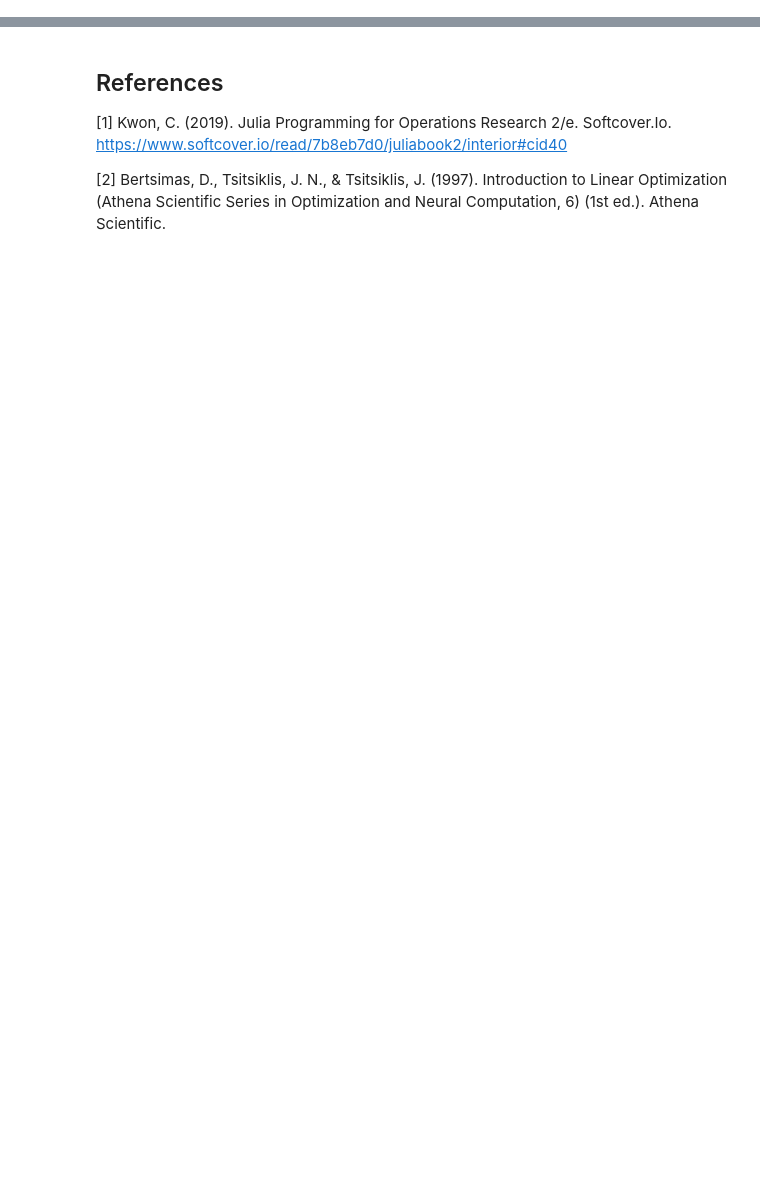
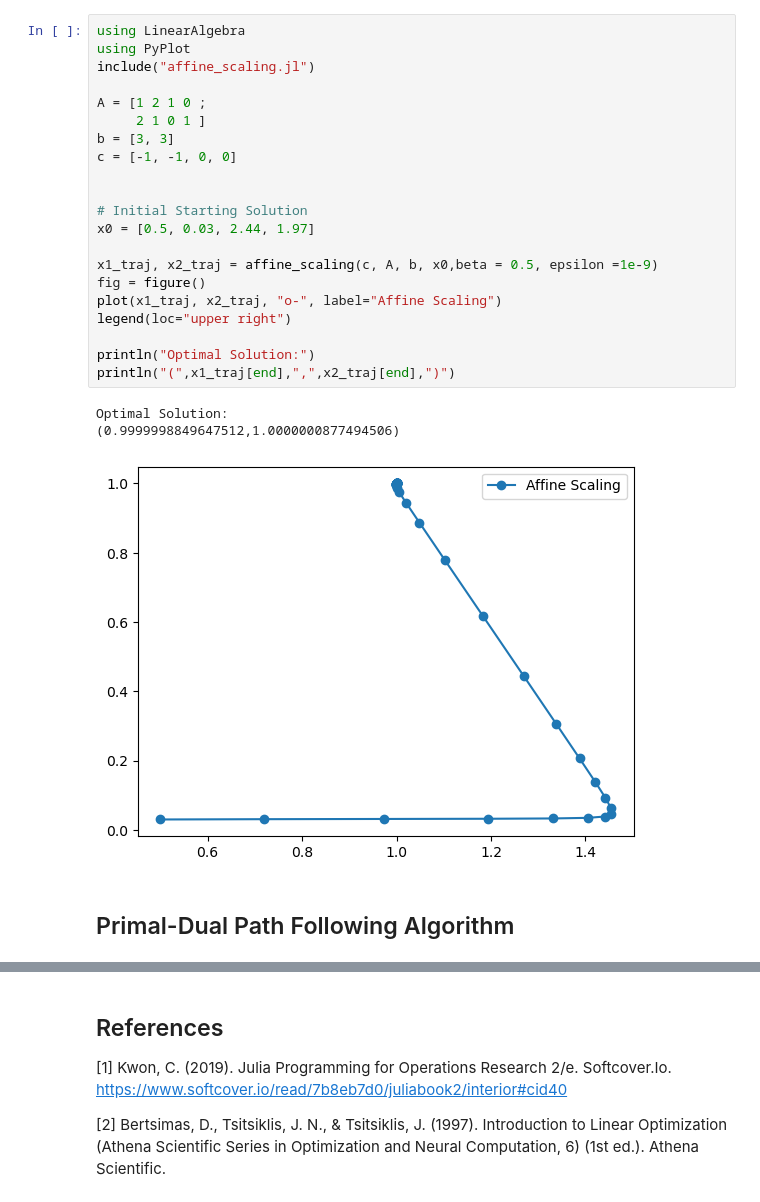
Before and after one commit to reneroliveira/interior-point-methods, a Jupyter notebook: interior-point-methods.ipynb, the cells around one changed output, grey strips where cells are left out. Saved outputs shown, nothing was run; the diff lists cells and outputs as text; blank space fills up the shorter version.

```diff
--- a/interior-point-methods.ipynb
+++ b/interior-point-methods.ipynb
@@ -175 +155,28 @@ b-A*[0.5;0.03;0;0]
+# %%
+using LinearAlgebra
+using PyPlot
+include("affine_scaling.jl")
+
+A = [1 2 1 0 ;
+     2 1 0 1 ]
+b = [3, 3]
+c = [-1, -1, 0, 0]
+
+
+# Initial Starting Solution
+x0 = [0.5, 0.03, 2.44, 1.97]
+
+x1_traj, x2_traj = affine_scaling(c, A, b, x0,beta = 0.5, epsilon =1e-9)
+fig = figure()
+plot(x1_traj, x2_traj, "o-", label="Affine Scaling")
+legend(loc="upper right")
+
+println("Optimal Solution:")
+println("(",x1_traj[end],",",x2_traj[end],")")
+# %% [output]
+Optimal Solution:
+(0.9999998849647512,1.0000000877494506)
+[figure, added]
+# %% [markdown]
+## Primal-Dual Path Following Algorithm
 # %%
```
Also changed, not shown: parts of 17 cells of this notebook, 1 other file.
